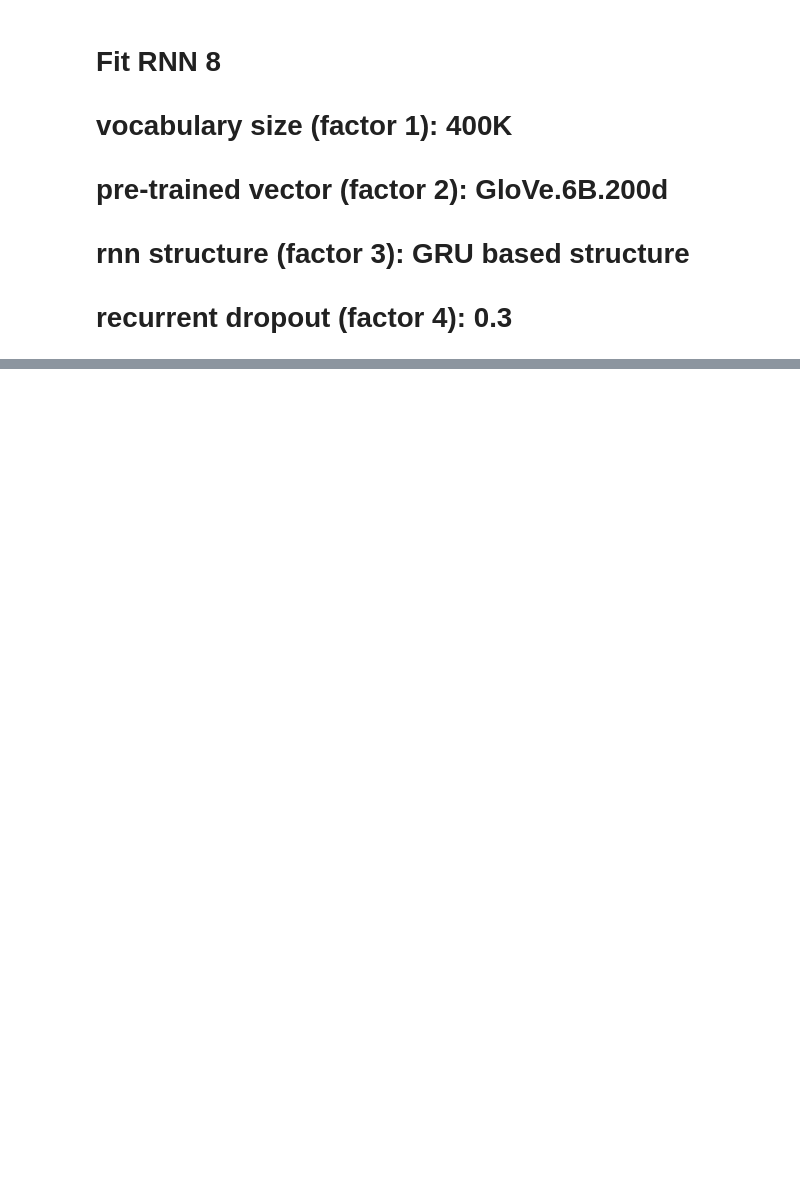
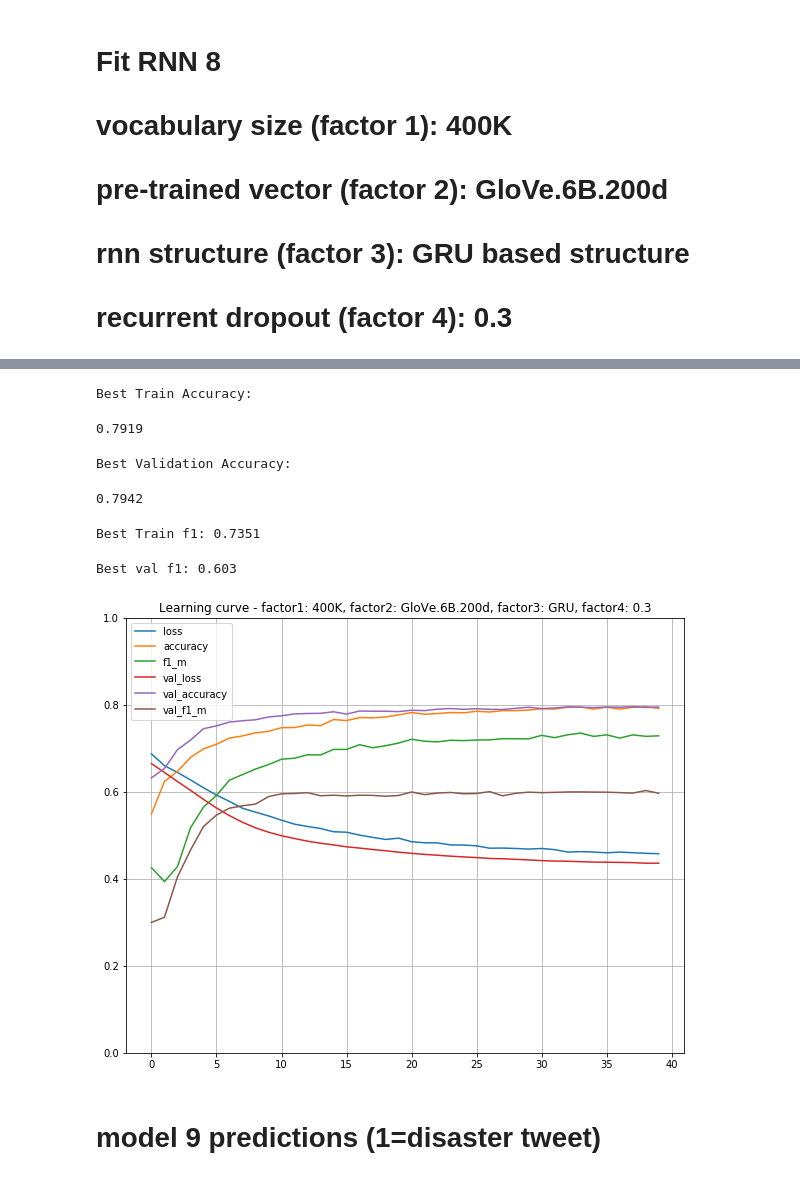
Before and after one commit to kbridge14/grad_school_portfolio, a Jupyter notebook: Fall2020/MSDS422/rnn/Assignment8.ipynb, the cells around one changed output, grey strips where cells are left out. Cells and saved outputs as stored; diff of their text form; code cells hidden in the pictures; blank space fills up the shorter version.

```diff
--- a/Fall2020/MSDS422/rnn/Assignment8.ipynb
+++ b/Fall2020/MSDS422/rnn/Assignment8.ipynb
@@ -1063,0 +1531,12 @@ results_tbl
+# %%
+model9 = keras.models.Sequential([
+    keras.layers.Embedding(len(word2index)+1,
+                           dims,
+                           weights=[embedding_matrix],
+                           input_length=maxlen,
+                           trainable=False),
+    keras.layers.GRU(units=128, return_sequences = True, recurrent_dropout = 0.3, dropout = 0.3),
+    keras.layers.GRU(units=64, recurrent_dropout = 0.3, dropout = 0.3),
+    keras.layers.Dense(32, activation='tanh'),
+    keras.layers.Dense(1, activation='sigmoid')
+])
@@ -1063,0 +1564,17 @@ results_tbl
+# %%
+opt=Adam(learning_rate=1e-5)
+model9.compile(
+  loss='binary_crossentropy',
+  optimizer=opt,
+  metrics=['accuracy', f1_m],
+)
+# %%
+# Fit the model; obtain the model fit time
+start=datetime.now()
+history9 = model9.fit(X_train,Y_train,
+                    batch_size=32,
+                    epochs=40,
+                    validation_split=0.3
+)
+end=datetime.now()
+print(end-start)
@@ -1063,0 +1599,35 @@ results_tbl
+# %%
+print ('Best Train Accuracy: ')
+best_model_train_accuracy = np.round(history9.history['accuracy'][np.argmin(history9.history['loss'])],4)
+best_model_train_accuracy
+# %% [output]
+Best Train Accuracy:
+0.7919
+# %%
+print ('Best Validation Accuracy: ')
+best_model_val_accuracy = np.round(history9.history['val_accuracy'][np.argmin(history9.history['val_loss'])],4)
+best_model_val_accuracy
+# %% [output]
+Best Validation Accuracy:
+0.7942
+# %%
+best_model_train_f1 = max(np.round(history9.history['f1_m'],4))
+print ('Best Train f1: {}'.format(best_model_train_f1))
+# %% [output]
+Best Train f1: 0.7351
+# %%
+best_model_val_f1 = max(np.round(history9.history['val_f1_m'],4))
+print ('Best val f1: {}'.format(best_model_val_f1))
+# %% [output]
+Best val f1: 0.603
+# %%
+# Plot the learning curve
+pd.DataFrame(history9.history).plot(figsize=(10, 8))
+plt.grid(True)
+plt.gca().set_ylim(0, 1) # set the vertical range to [0-1]
+plt.title('Learning curve - factor1: 400K, factor2: GloVe.6B.200d, factor3: GRU, factor4: 0.3')
+plt.show()
+# %% [output]
+[figure, added]
+# %% [markdown]
+# model 9 predictions (1=disaster tweet)
```
Also changed, not shown: parts of 112 cells of this notebook, 1 other file.
